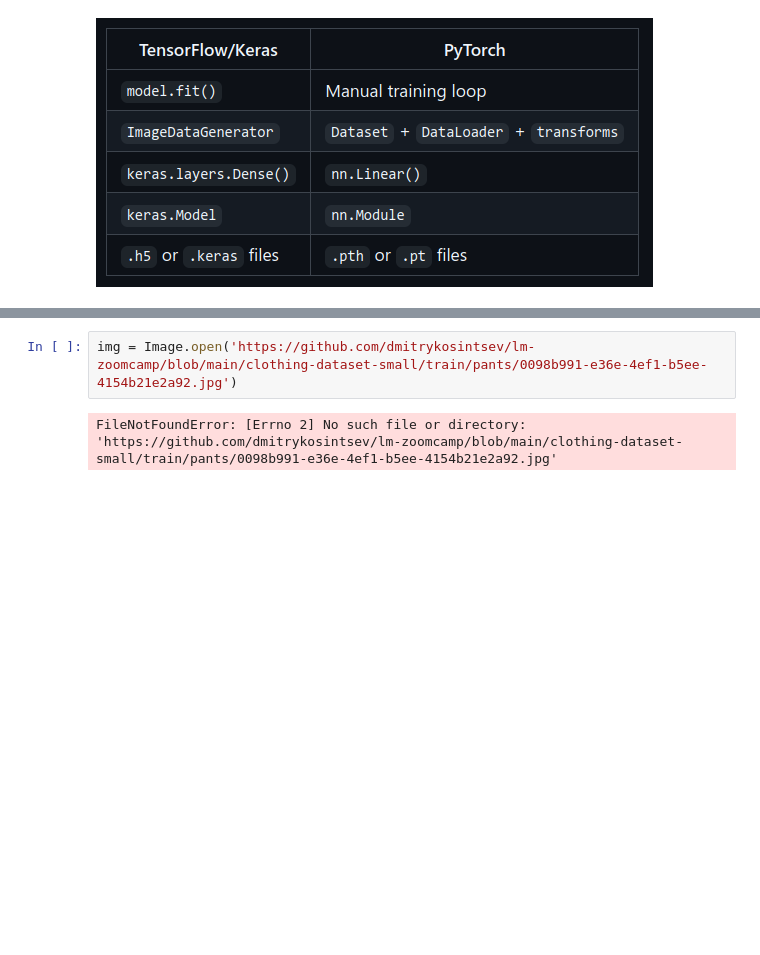
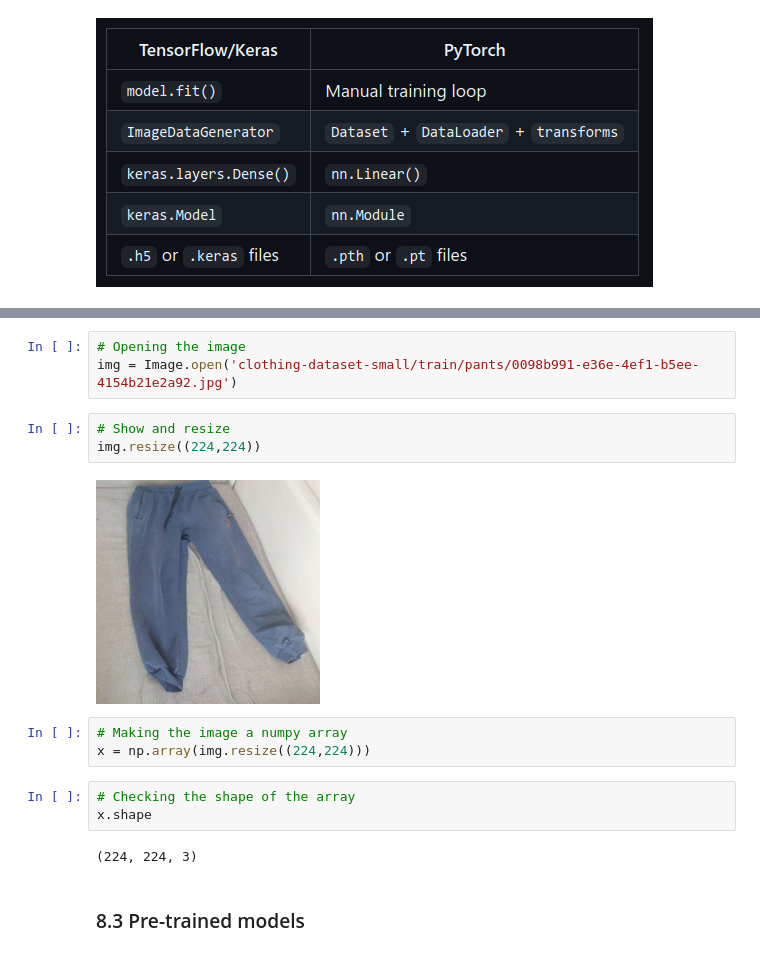
Before and after one commit to dmitrykosintsev/lm-zoomcamp, a Jupyter notebook: 08-deeplearning-with-pytorch.ipynb, the cells around one changed output, grey strips where cells are left out. Cells and saved outputs as stored; diff of their text form; blank space fills up the shorter version.

```diff
--- a/08-deeplearning-with-pytorch.ipynb
+++ b/08-deeplearning-with-pytorch.ipynb
@@ -12,4 +34,18 @@ from PIL import Image
 # %%
-img = Image.open('https://github.com/dmitrykosintsev/lm-zoomcamp/blob/main/clothing-dataset-small/train/pants/0098b991-e36e-4ef1-b5ee-4154b21e2a92.jpg')
+# Opening the image
+img = Image.open('clothing-dataset-small/train/pants/0098b991-e36e-4ef1-b5ee-4154b21e2a92.jpg')
-# %% [output]
-FileNotFoundError: [Errno 2] No such file or directory: 'https://github.com/dmitrykosintsev/lm-zoomcamp/blob/main/clothing-dataset-small/train/pants/0098b991-e36e-4ef1-b5ee-4154b21e2a92.jpg'
+# %%
+# Show and resize
+img.resize((224,224))
+# %% [output]
+[figure, added]
+# %%
+# Making the image a numpy array
+x = np.array(img.resize((224,224)))
+# %%
+# Checking the shape of the array
+x.shape
+# %% [output]
+(224, 224, 3)
+# %% [markdown]
+### 8.3 Pre-trained models
```
Also changed, not shown: parts of 37 cells of this notebook.
